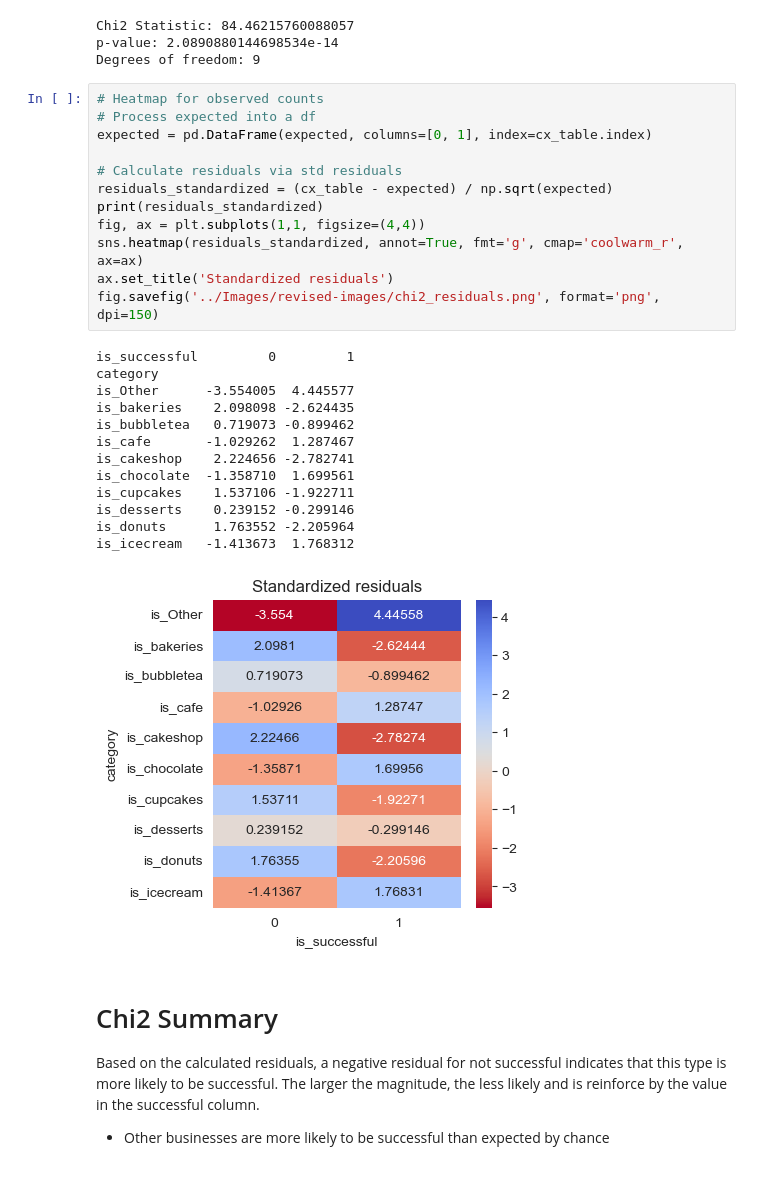
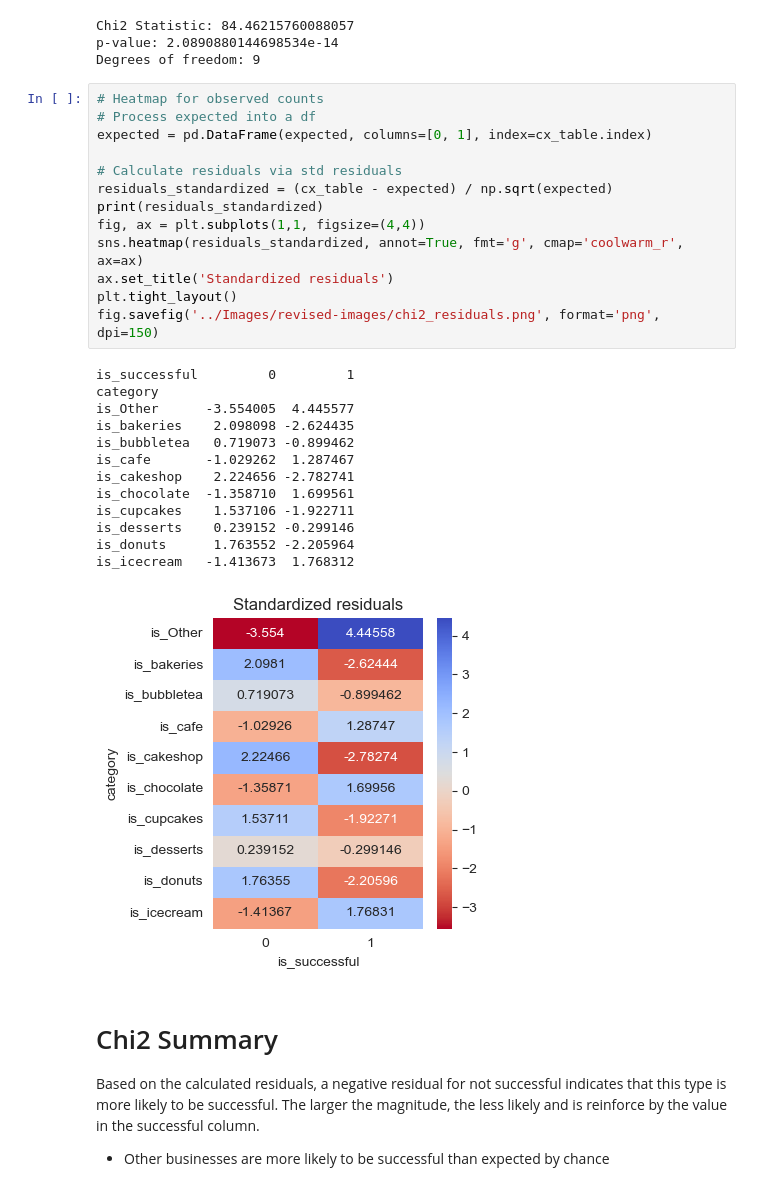
Before and after one commit to anderoos/analysis-of-nyc-bakeries, a Jupyter notebook: Notebooks/exploratory_analysis.ipynb, the cells around one changed output. Cells and saved outputs as stored; diff of their text form.

```diff
--- a/Notebooks/exploratory_analysis.ipynb
+++ b/Notebooks/exploratory_analysis.ipynb
@@ -446,29 +446,30 @@ Degrees of freedom: 9
 # %%
 # Heatmap for observed counts
 # Process expected into a df
 expected = pd.DataFrame(expected, columns=[0, 1], index=cx_table.index)
 
 # Calculate residuals via std residuals
 residuals_standardized = (cx_table - expected) / np.sqrt(expected)
 print(residuals_standardized)
 fig, ax = plt.subplots(1,1, figsize=(4,4))
 sns.heatmap(residuals_standardized, annot=True, fmt='g', cmap='coolwarm_r', ax=ax)
 ax.set_title('Standardized residuals')
+plt.tight_layout()
 fig.savefig('../Images/revised-images/chi2_residuals.png', format='png', dpi=150)
 # %% [output]
 is_successful         0         1
 category
 is_Other      -3.554005  4.445577
 is_bakeries    2.098098 -2.624435
 is_bubbletea   0.719073 -0.899462
 is_cafe       -1.029262  1.287467
 is_cakeshop    2.224656 -2.782741
 is_chocolate  -1.358710  1.699561
 is_cupcakes    1.537106 -1.922711
 is_desserts    0.239152 -0.299146
 is_donuts      1.763552 -2.205964
 is_icecream   -1.413673  1.768312
-[figure, old version]
+[figure, new version]
 # %% [markdown]
 # Chi2 Summary
 
```
Also changed, not shown: parts of 1 cell of this notebook, 10 other files.
